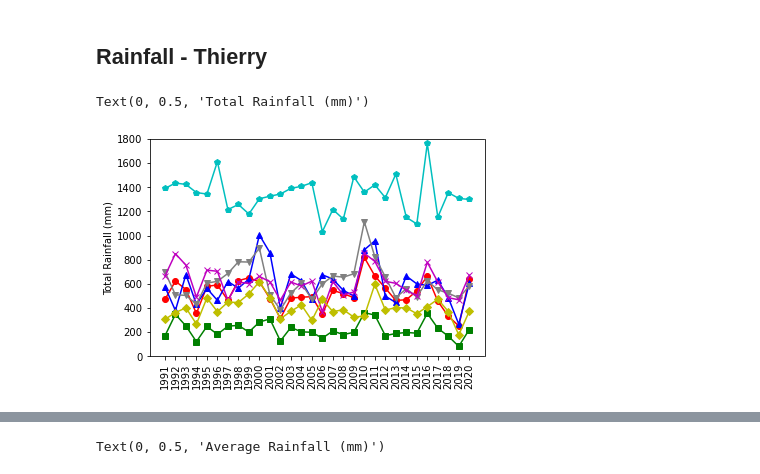
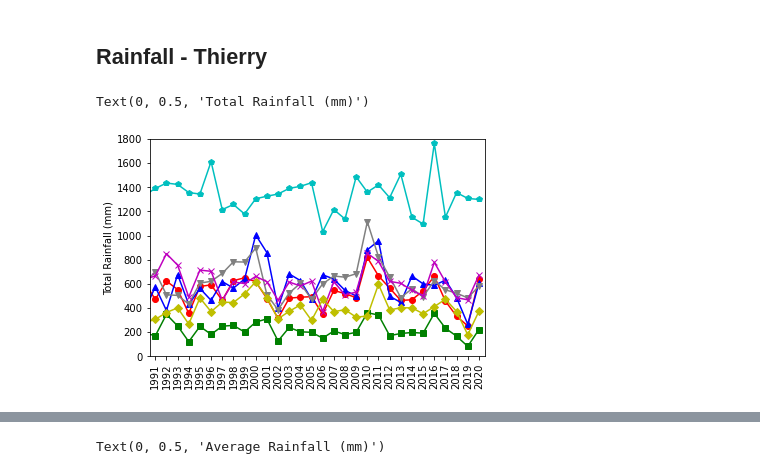
Before and after one commit to thierzon/disney-donut-project, a Jupyter notebook: combined_data.ipynb, the cells around one changed output, grey strips where cells are left out. Saved outputs shown, nothing was run; the diff lists cells and outputs as text; code cells hidden in the pictures.

```diff
--- a/combined_data.ipynb
+++ b/combined_data.ipynb
@@ -170,22 +170,23 @@ rf_states_df["WA"] = rf_wa_data["Rainfall Total (mm)"]
 rf_states_df["Year"] = rf_states_df["Year"].astype("int")
 
 # Filter data for 1991 onwards
-rf_states_df = rf_states_df.loc[rf_states_df['Year'] > 1990, :]
+# rf_states_df = rf_states_df.loc[rf_states_df['Year'] > 1990, :]
 # %%
 # print combined plot for all states
 plt.plot(rf_states_df["Year"], rf_states_df["NSW/ACT"], marker="o", color="r")
 plt.plot(rf_states_df["Year"], rf_states_df["NT"], marker="^", color="b")
 plt.plot(rf_states_df["Year"], rf_states_df["QLD"], marker="v", color="gray")
 plt.plot(rf_states_df["Year"], rf_states_df["SA"], marker="s", color="g")
 plt.plot(rf_states_df["Year"], rf_states_df["TAS"], marker="p", color="c")
 plt.plot(rf_states_df["Year"], rf_states_df["VIC"], marker="x", color="m")
 plt.plot(rf_states_df["Year"], rf_states_df["WA"], marker="D", color="y")
 plt.xticks(rf_states_df["Year"], rotation=90)
+plt.xlim(1990.5,2020.5)
 plt.ylim(0,1800)
 plt.ylabel("Total Rainfall (mm)")
 # %% [output]
 Text(0, 0.5, 'Total Rainfall (mm)')
-[figure, old version]
+[figure, new version]
 # %%
 # Australia Average Rainfall - Data and Plots
 
```
Also changed, not shown: parts of 5 cells of this notebook, 2 other files.
